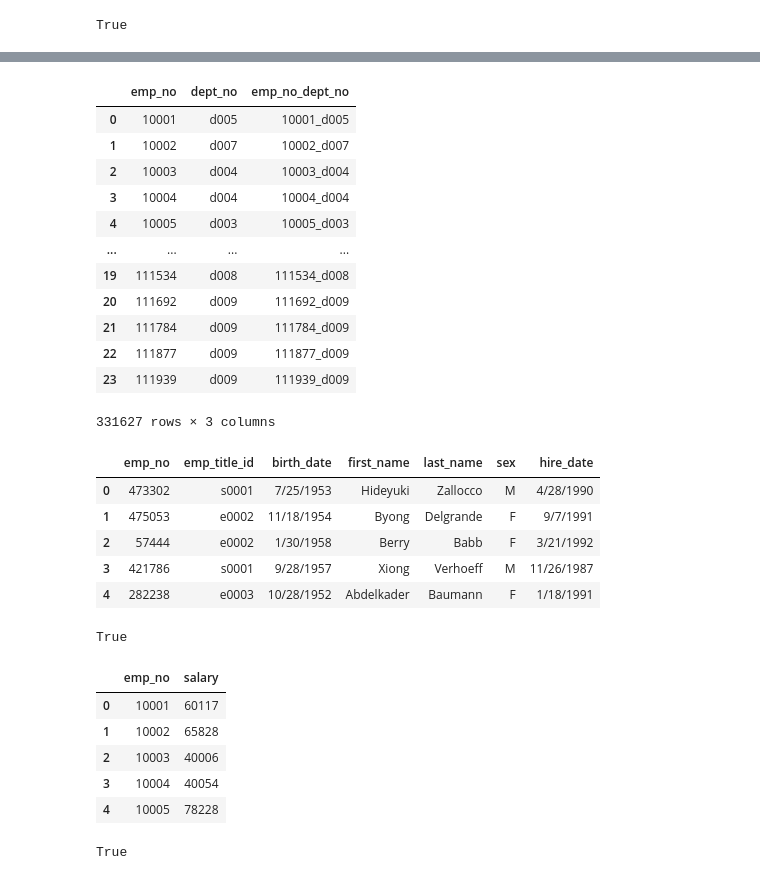
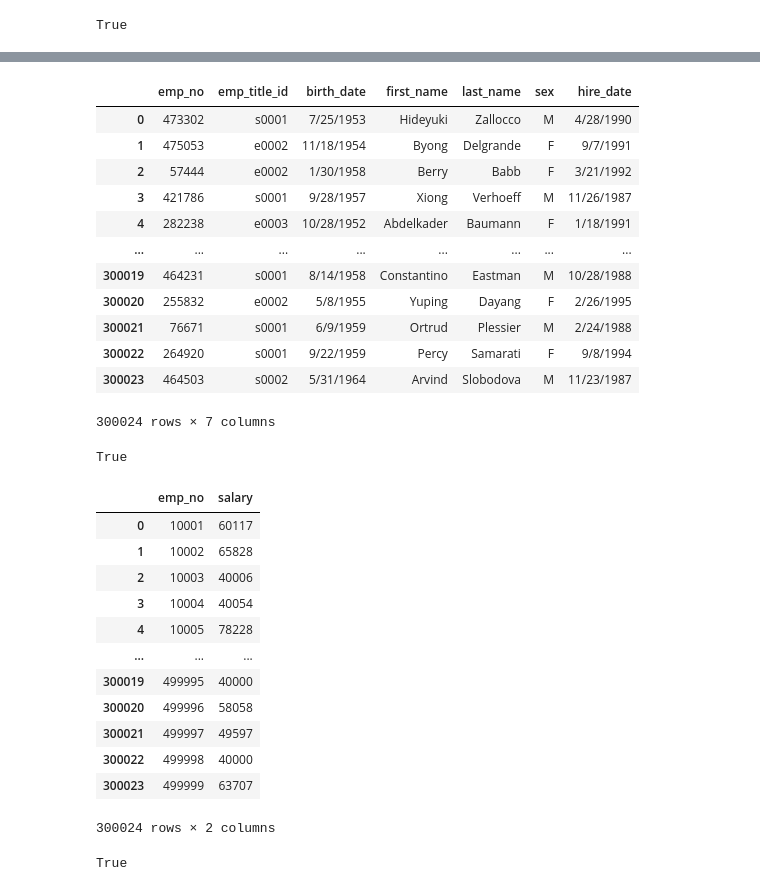
Before and after one commit to dianaagustinaf/sql-challenge, a Jupyter notebook: EmployeeSQL/Employees Data.ipynb, the cells around one changed output, grey strips where cells are left out. Saved outputs shown, nothing was run; the diff lists cells and outputs as text; code cells hidden in the pictures.

Commit message:
ERD, create tables, modeling

```diff
--- a/EmployeeSQL/Employees Data.ipynb
+++ b/EmployeeSQL/Employees Data.ipynb
@@ -135,31 +119,20 @@ data_emp_dep_concat
-# %%
-# generating unique PK
-data_emp_dep_concat["emp_no_dept_no"] = data_emp_dep_concat["emp_no"].map(str) + "_" + data_emp_dep_concat["dept_no"]
-data_emp_dep_concat
-# %% [output]
-|  | emp_no | dept_no | emp_no_dept_no |
-| 0 | 10001 | d005 | 10001_d005 |
-| 1 | 10002 | d007 | 10002_d007 |
-| 2 | 10003 | d004 | 10003_d004 |
-| 3 | 10004 | d004 | 10004_d004 |
-| 4 | 10005 | d003 | 10005_d003 |
-| ... | ... | ... | ... |
-| 19 | 111534 | d008 | 111534_d008 |
-| 20 | 111692 | d009 | 111692_d009 |
-| 21 | 111784 | d009 | 111784_d009 |
-| 22 | 111877 | d009 | 111877_d009 |
-| 23 | 111939 | d009 | 111939_d009 |
-331627 rows × 3 columns
 # %%
 data_emp = pd.read_csv(csv4)
-data_emp.head()
+data_emp
 # %% [output]
 |  | emp_no | emp_title_id | birth_date | first_name | last_name | sex | hire_date |
 | 0 | 473302 | s0001 | 7/25/1953 | Hideyuki | Zallocco | M | 4/28/1990 |
 | 1 | 475053 | e0002 | 11/18/1954 | Byong | Delgrande | F | 9/7/1991 |
 | 2 | 57444 | e0002 | 1/30/1958 | Berry | Babb | F | 3/21/1992 |
 | 3 | 421786 | s0001 | 9/28/1957 | Xiong | Verhoeff | M | 11/26/1987 |
 | 4 | 282238 | e0003 | 10/28/1952 | Abdelkader | Baumann | F | 1/18/1991 |
+| ... | ... | ... | ... | ... | ... | ... | ... |
+| 300019 | 464231 | s0001 | 8/14/1958 | Constantino | Eastman | M | 10/28/1988 |
+| 300020 | 255832 | e0002 | 5/8/1955 | Yuping | Dayang | F | 2/26/1995 |
+| 300021 | 76671 | s0001 | 6/9/1959 | Ortrud | Plessier | M | 2/24/1988 |
+| 300022 | 264920 | s0001 | 9/22/1959 | Percy | Samarati | F | 9/8/1994 |
+| 300023 | 464503 | s0002 | 5/31/1964 | Arvind | Slobodova | M | 11/23/1987 |
+300024 rows × 7 columns
 # %%
 # checking if emp_no is unique
 data_emp["emp_no"].count() == data_emp["emp_no"].nunique()
@@ -167,7 +140,7 @@ data_emp["emp_no"].count() == data_emp["emp_no"].nunique()
 True
 # %%
 data_emp_sal = pd.read_csv(csv5)
-data_emp_sal.head()
+data_emp_sal
 # %% [output]
 |  | emp_no | salary |
 | 0 | 10001 | 60117 |
@@ -175,6 +148,13 @@ data_emp_sal.head()
 | 2 | 10003 | 40006 |
 | 3 | 10004 | 40054 |
 | 4 | 10005 | 78228 |
+| ... | ... | ... |
+| 300019 | 499995 | 40000 |
+| 300020 | 499996 | 58058 |
+| 300021 | 499997 | 49597 |
+| 300022 | 499998 | 40000 |
+| 300023 | 499999 | 63707 |
+300024 rows × 2 columns
 # %%
 # checking if emp_no is unique
 data_emp_sal["emp_no"].count() == data_emp_sal["emp_no"].nunique()
```
Also changed, not shown: parts of 19 cells of this notebook, 3 other files.
